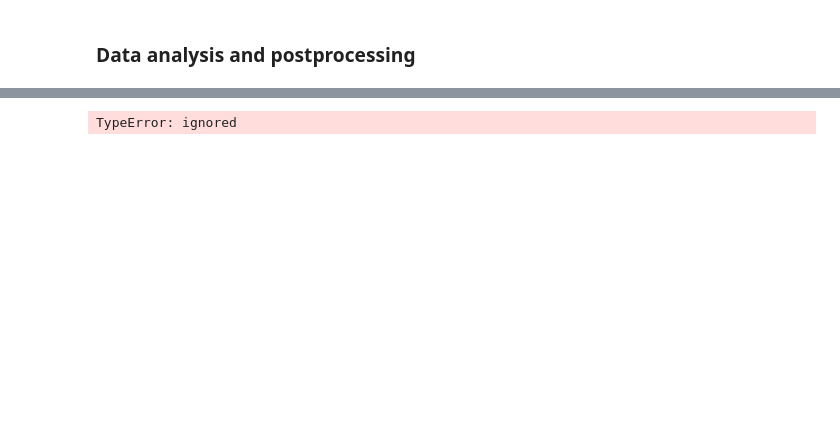
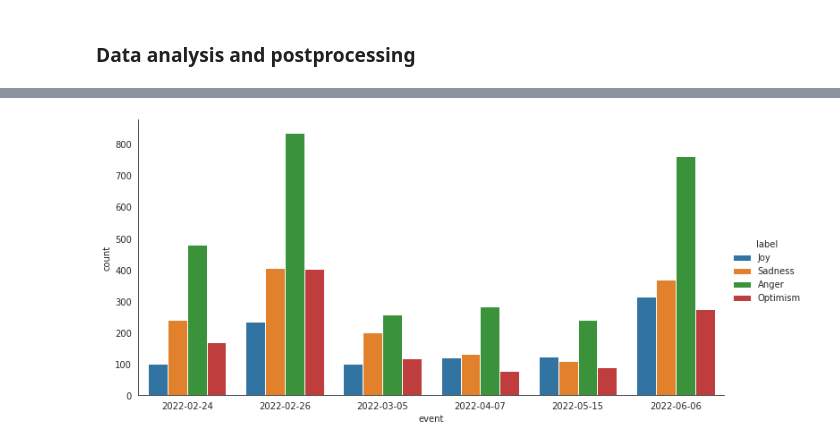
Before and after one commit to JohannesWittmann9/bert_tweet_emotion_classification, a Jupyter notebook: NLE2_J_Q_Wittmann_Ukraine_Tweet_Classification.ipynb, the cells around one changed output, grey strips where cells are left out. Drawn from its saved outputs; the diff is of its cells as text; code cells hidden in the pictures; blank space fills up the shorter version.

```diff
--- a/NLE2_J_Q_Wittmann_Ukraine_Tweet_Classification.ipynb
+++ b/NLE2_J_Q_Wittmann_Ukraine_Tweet_Classification.ipynb
@@ -201,6 +239,6 @@ os.listdir("/content/outputmodel/")
 # %%
 checkpoint = "/content/outputmodel/"
 model = AutoModelForSequenceClassification.from_pretrained(checkpoint, num_labels=4)
-emotion_pipe = pipeline(task="sentiment-analysis", model=model, tokenizer=tokenizer)
+emotion_pipe = pipeline(task="sentiment-analysis", model=model, tokenizer=tokenizer, device=0)
 
 print(model.config.id2label)
@@ -429,0 +276,6 @@ TypeError: unhashable type: 'list'
+# %%
+!pip install deep-translator
+from deep_translator import GoogleTranslator
+
+def translateText(sourceLanguage, text):
+  return GoogleTranslator(source=sourceLanguage, target="en").translate(text)
@@ -429,0 +387,9 @@ TypeError: unhashable type: 'list'
+# %%
+# Just incase your starting at this point
+import pandas as pd
+from pprint import pprint
+
+df_results = pd.read_csv("./tweets_processed.csv",
+                 lineterminator='\n')
+pprint(df_results.head(100))
+print(len(df_results.index))
@@ -430,19 +458,60 @@ TypeError: unhashable type: 'list'
 # %%
 import matplotlib.pyplot as plt
 import seaborn as sns
 import numpy as np
+from datetime import datetime, timedelta
+
+def dateToString(date):
+  datetime_string = date.to_pydatetime().strftime("%Y-%m-%d")
+  return datetime_string
 
 # General country emotion overview
-with sns.axes_style('white'):
-    g = sns.catplot(x="country", data=df, aspect=2,
-                       kind="count", hue='label', order=countries)
+#with sns.axes_style('white'):
+ #   g = sns.catplot(x="country", data=df_results, aspect=2,
+ #                      kind="count", hue='label', order=countries)
 
 # General event emotion overview
+
+
+# Tweet timestamps are converted
+df_polarizing_events = df_results.copy()
+df_all_dates = df_results.copy()
+
+dateList = []
+for idx, row in df_polarizing_events.iterrows():
+    date = df_polarizing_events.loc[idx,'event']
+    datetime_obj = datetime.strptime(date[:18], '%Y-%m-%d %H:%M:%S')
+    datetime_string = convertToEventDate(datetime_obj, 4).strftime("%Y-%m-%d")
+    dateList.append(datetime_string)
+
+
+# Did not find a proper way to do it
+# New polished event list is set
+del df_polarizing_events['event']
+df_polarizing_events['event'] = dateList
+
+
+dateList = []
+for idx, row in df_all_dates.iterrows():
+    date = df_all_dates.loc[idx,'event']
+    datetime_string = date[:10]
+    dateList.append(datetime_string)
+
+del df_all_dates['event']
+df_all_dates['event'] = dateList
+
+# Dates of events only with date-range tweet collection
 with sns.axes_style('white'):
-    g = sns.catplot(x="event", data=df, aspect=2,
+    g = sns.catplot(x="event", data=df_polarizing_events, aspect=2,
                        kind="count", hue='label', order=dates)
+# All dates TODO: ORDER
+# with sns.axes_style('white'):
+#   g = sns.catplot(x="event", data=df_all_dates, aspect=2,
+#                        kind="count", hue='label')
 
-grid = sns.FacetGrid(df, row="country", col="event", margin_titles=True, sharex=False, col_order=dates)
-grid.map_dataframe(sns.histplot, "label")
+#sns.relplot(x="event", data=df_polarizing_events, hue="label", kind="line");
+
+#grid = sns.FacetGrid(df_results, row="country", col="event", margin_titles=True, sharex=False, col_order=dates)
+#grid.map_dataframe(sns.histplot, "label")
 # %% [output]
-TypeError: ignored
+[figure, added]
```
Also changed, not shown: parts of 34 cells of this notebook, 2 other files.
